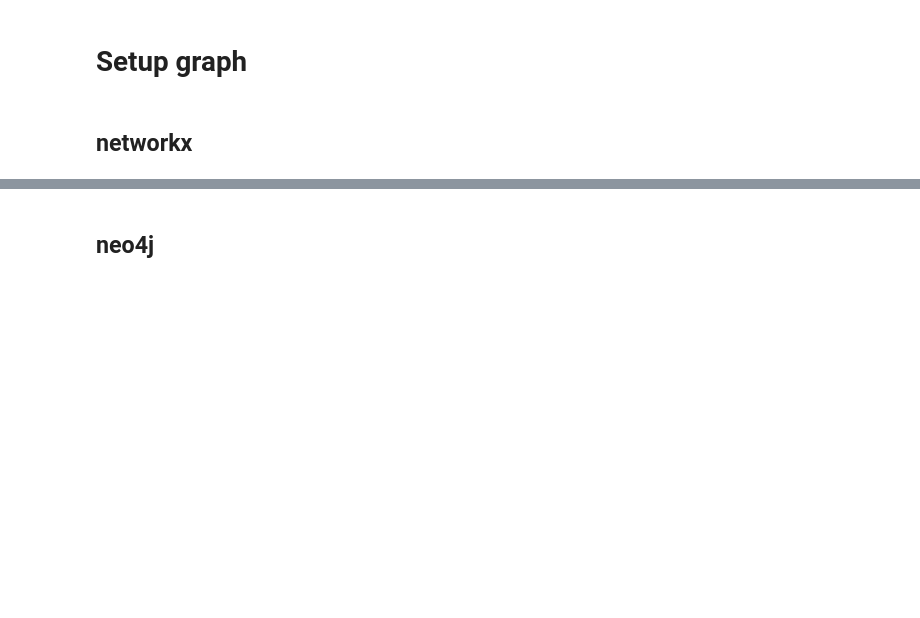
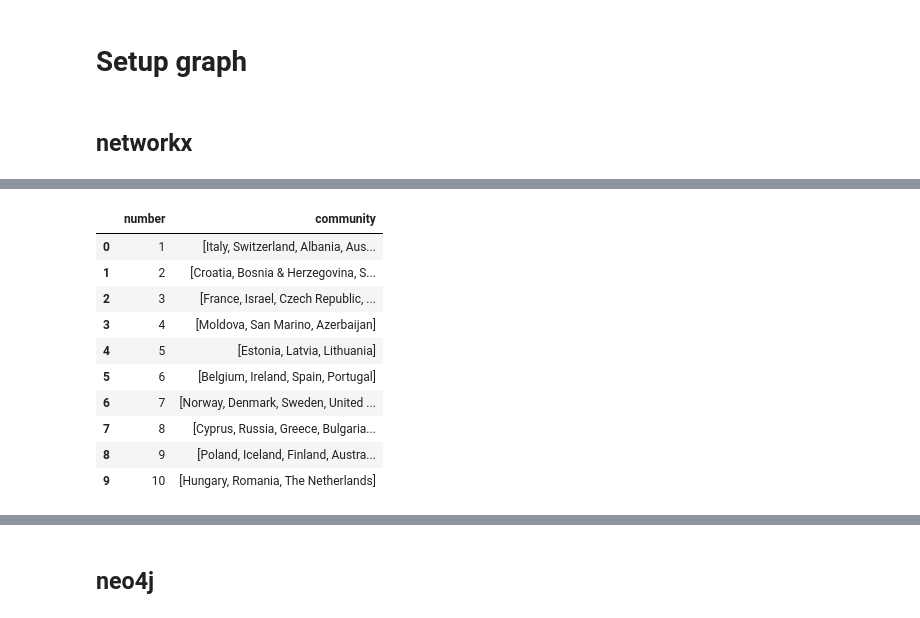
Before and after one commit to VLjoris/MDA-Eurovision-project---Group-Iceland, a Jupyter notebook: Eurovision project Notebook.ipynb, the cells around one changed output, grey strips where cells are left out. Saved outputs shown, nothing was run; the diff lists cells and outputs as text; code cells hidden in the pictures; blank space fills up the shorter version.

```diff
--- a/Eurovision project Notebook.ipynb
+++ b/Eurovision project Notebook.ipynb
@@ -813,3 +813,22 @@ plt.show()
 # %%
 #Louvain communities
-nx.algorithms.community.louvain_communities(Graph, resolution=2, weight='Points', seed=123)
+communities = nx.algorithms.community.louvain_communities(Graph, resolution=2, weight='Points', seed=123)
+coms = list()
+for i in communities:
+    i = list(i)
+    coms.append(i)
+df_coms = pd.DataFrame([coms]).transpose().reset_index().rename(columns={'index': 'number', 0: 'community'})
+df_coms['number'] = df_coms['number']+1
+df_coms
+# %% [output]
+|  | number | community |
+| 0 | 1 | [Italy, Switzerland, Albania, Aus... |
+| 1 | 2 | [Croatia, Bosnia & Herzegovina, S... |
+| 2 | 3 | [France, Israel, Czech Republic, ... |
+| 3 | 4 | [Moldova, San Marino, Azerbaijan] |
+| 4 | 5 | [Estonia, Latvia, Lithuania] |
+| 5 | 6 | [Belgium, Ireland, Spain, Portugal] |
+| 6 | 7 | [Norway, Denmark, Sweden, United ... |
+| 7 | 8 | [Cyprus, Russia, Greece, Bulgaria... |
+| 8 | 9 | [Poland, Iceland, Finland, Austra... |
+| 9 | 10 | [Hungary, Romania, The Netherlands] |
```
Also changed, not shown: parts of 28 cells of this notebook.
